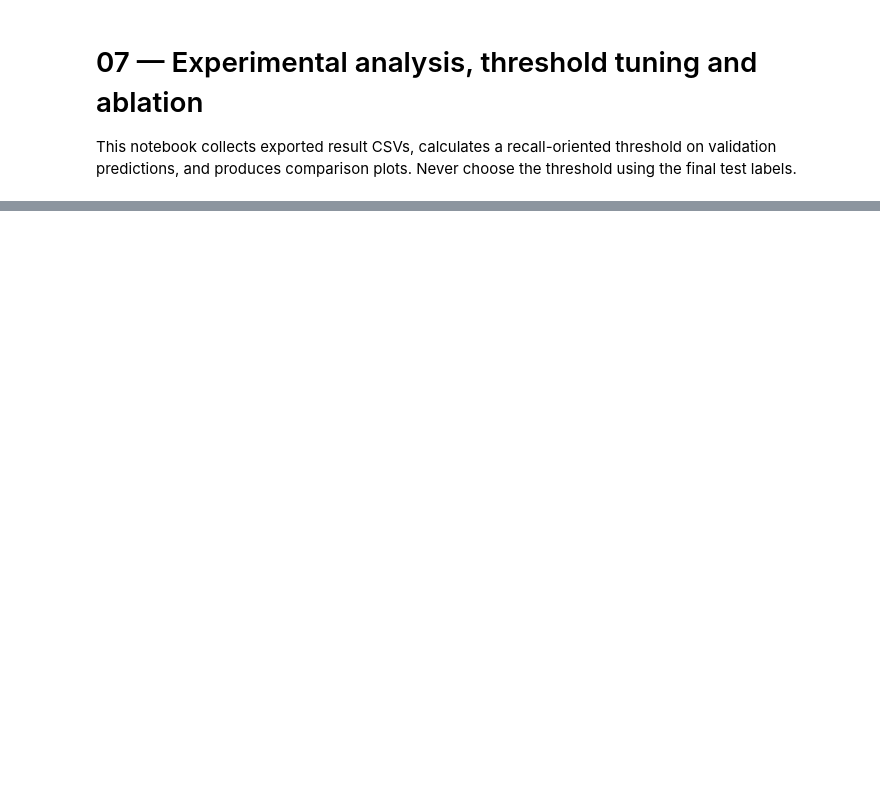
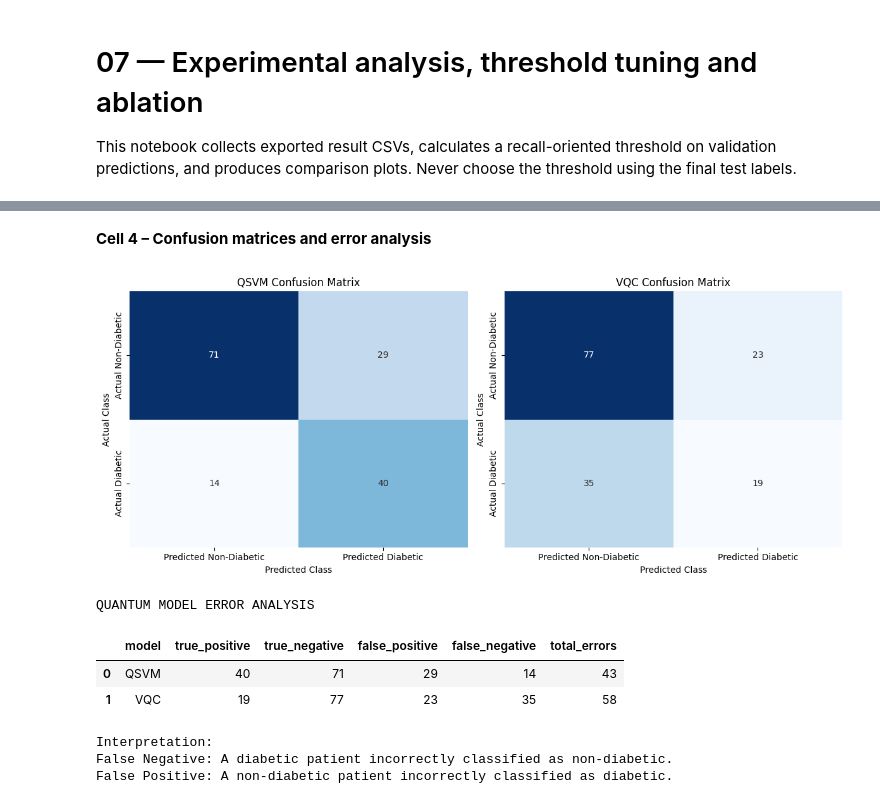
Before and after one commit to shahaanabbas-13/Quantum-Diabetes-Prediction, a Jupyter notebook: notebooks/07_Experimental_Analysis.ipynb, the cells around one changed output, grey strips where cells are left out. Cells and saved outputs as stored; diff of their text form; code cells hidden in the pictures; blank space fills up the shorter version.

```diff
--- a/notebooks/07_Experimental_Analysis.ipynb
+++ b/notebooks/07_Experimental_Analysis.ipynb
@@ -48,0 +283,69 @@ Use a common held-out test set for final evaluation. Quantum training subsets mu
+# %% [markdown]
+**Cell 4 – Confusion matrices and error analysis**
+# %%
+
+# ============================================
+# CELL 4: QUANTUM MODEL CONFUSION MATRIX ANALYSIS
+# ============================================
+
+from sklearn.metrics import ConfusionMatrixDisplay
+
+fig, axes = plt.subplots(1, 2, figsize=(12, 5))
+
+for ax, (_, row) in zip(axes, quantum_results.iterrows()):
+
+    cm = np.array([
+        [row["true_negative"], row["false_positive"]],
+        [row["false_negative"], row["true_positive"]]
+    ], dtype=int)
+
+    sns.heatmap(
+        cm,
+        annot=True,
+        fmt="d",
+        cmap="Blues",
+        cbar=False,
+        xticklabels=["Predicted Non-Diabetic", "Predicted Diabetic"],
+        yticklabels=["Actual Non-Diabetic", "Actual Diabetic"],
+        ax=ax
+    )
+
+    ax.set_title(f'{row["model"]} Confusion Matrix')
+    ax.set_xlabel("Predicted Class")
+    ax.set_ylabel("Actual Class")
+
+plt.tight_layout()
+
+plt.savefig(
+    RESULTS / "quantum_confusion_matrices.png",
+    dpi=300
+)
+
+plt.show()
+
+# Compare classification errors
+error_analysis = quantum_results[
+    ["model", "true_positive", "true_negative",
+     "false_positive", "false_negative"]
+].copy()
+
+error_analysis["total_errors"] = (
+    error_analysis["false_positive"] +
+    error_analysis["false_negative"]
+)
+
+print("QUANTUM MODEL ERROR ANALYSIS")
+display(error_analysis)
+
+print("\nInterpretation:")
+print("False Negative: A diabetic patient incorrectly classified as non-diabetic.")
+print("False Positive: A non-diabetic patient incorrectly classified as diabetic.")
+# %% [output]
+[figure, added]
+QUANTUM MODEL ERROR ANALYSIS
+|  | model | true_positive | true_negative | false_positive | false_negative | total_errors |
+| 0 | QSVM | 40 | 71 | 29 | 14 | 43 |
+| 1 | VQC | 19 | 77 | 23 | 35 | 58 |
+Interpretation:
+False Negative: A diabetic patient incorrectly classified as non-diabetic.
+False Positive: A non-diabetic patient incorrectly classified as diabetic.
```
Also changed, not shown: parts of 29 cells of this notebook.
